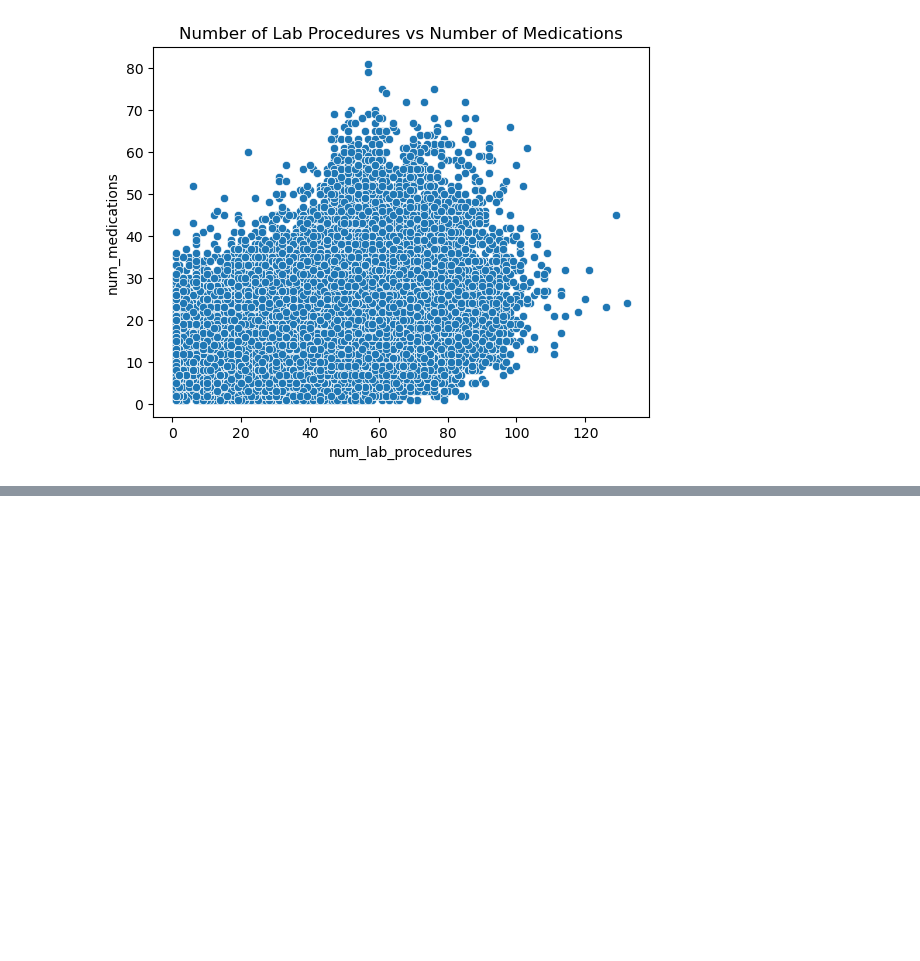
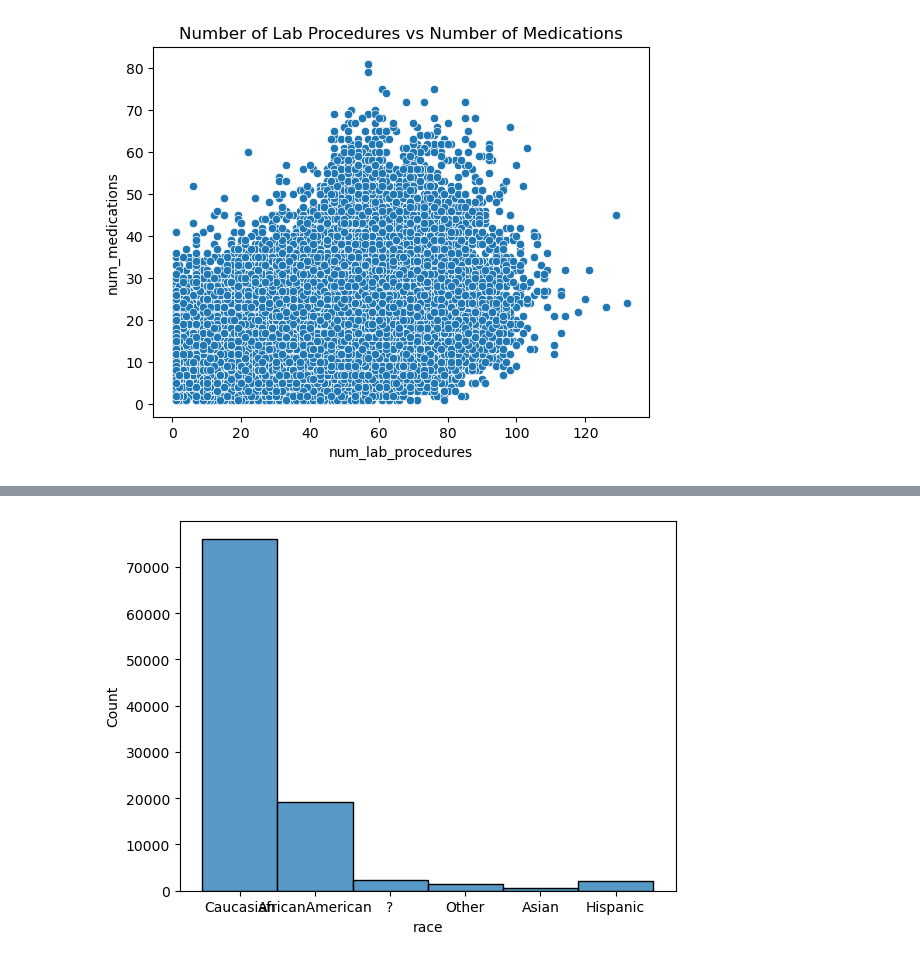
Before and after one commit to nditanaka/cs-520-90-diabetes-readmissions, a Jupyter notebook: notebook.ipynb, the cells around one changed output, grey strips where cells are left out. Drawn from its saved outputs; the diff is of its cells as text; code cells hidden in the pictures; blank space fills up the shorter version.

```diff
--- a/notebook.ipynb
+++ b/notebook.ipynb
@@ -135,0 +131,5 @@ plt.show()
+# %%
+sb.histplot(data['race'])
+plt.show()
+# %% [output]
+[figure, added]
```
Also changed, not shown: parts of 3 cells of this notebook.
